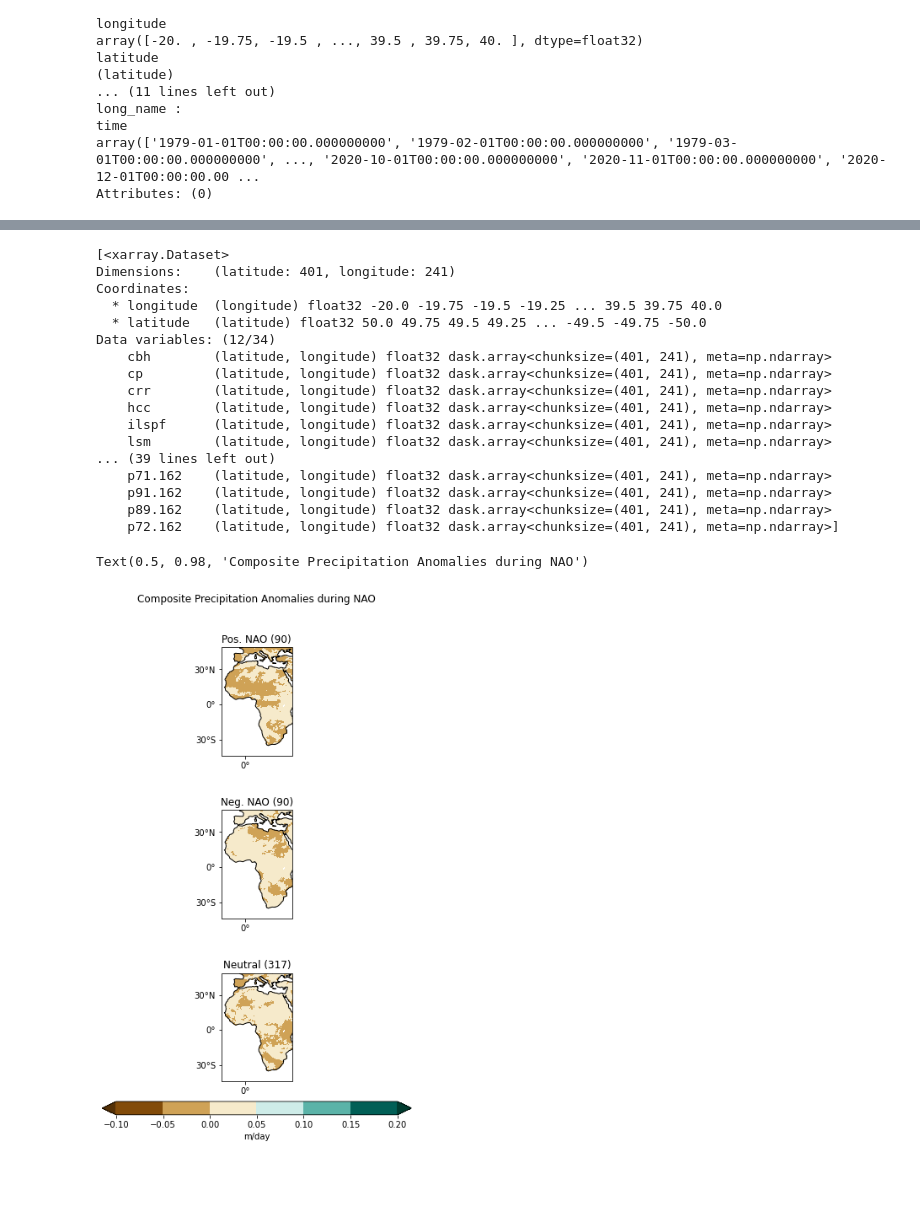
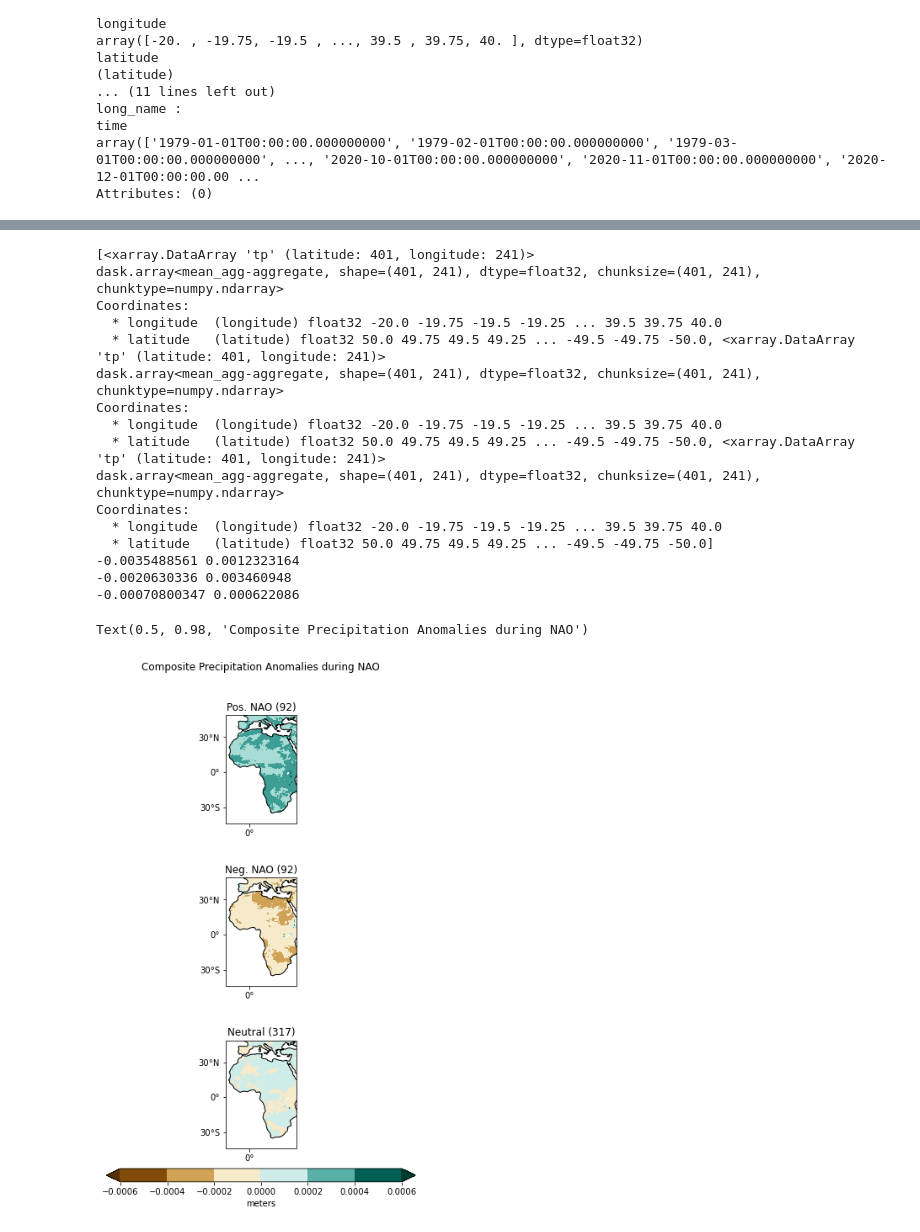
Before and after one commit to areed29/CLIM680_Fall2021, a Jupyter notebook: Assignments/AustinReed_Assignment3.ipynb, the cells around one changed output, grey strips where cells are left out. Drawn from its saved outputs; the diff is of its cells as text; code cells hidden in the pictures; blank space fills up the shorter version.

```diff
--- a/Assignments/AustinReed_Assignment3.ipynb
+++ b/Assignments/AustinReed_Assignment3.ipynb
@@ -78,10 +78,11 @@ print(sliced_nao)
 nao_values = sliced_nao.nao
 #print(nao_values)
 nao_float = nao_values.astype(float)
-pos_nao=nao_float.where(nao_float>1)
-neg_nao = nao_float.where(nao_float<-1)
-neutral=nao_float.where(np.logical_and(nao_float>-1,nao_float <1))
-print(pos_nao)
+#print(nao_float)
+pos_nao=nao_float.where(nao_float>=1.0)
+neg_nao = nao_float.where(nao_float<=-1.0)
+neutral=nao_float.where(np.logical_and(nao_float>-1.0,nao_float <1.0))
+print(neutral)
 # %% [output]
 <xarray.Dataset>
 Dimensions:  (time: 504)
@@ -159,7 +160,7 @@ Attributes: (0)
 # Mask out only land values for data, then calculate the climatology
 ds_mean = DS1.mean('expver')
 mask = ds_mean.lsm #loads in land-sea mask
-land_ds = ds_mean.where(mask>0.5)
+land_ds = precip.where(mask>0.5)
 ds_climo = land_ds.groupby('time.month').mean()
 #Now calculate land anomalies
 ds_anoms = land_ds.groupby('time.month')-ds_climo
@@ -191,27 +182,29 @@ neutral_precip= ds_anoms.sel(time=neutral.dropna(dim='time')['time']).mean(dim='
 
 comp_precip = [pos_nao_precip,neg_nao_precip,neutral_precip]
 print(comp_precip)
+print(np.nanmin(pos_nao_precip),np.nanmax(pos_nao_precip))
+print(np.nanmin(neg_nao_precip), np.nanmax(neg_nao_precip))
+print(np.nanmin(neutral_precip), np.nanmax(neutral_precip))
 # %% [output]
-[<xarray.Dataset>
-Dimensions:    (latitude: 401, longitude: 241)
+[<xarray.DataArray 'tp' (latitude: 401, longitude: 241)>
+dask.array<mean_agg-aggregate, shape=(401, 241), dtype=float32, chunksize=(401, 241), chunktype=numpy.ndarray>
 Coordinates:
   * longitude  (longitude) float32 -20.0 -19.75 -19.5 -19.25 ... 39.5 39.75 40.0
-  * latitude   (latitude) float32 50.0 49.75 49.5 49.25 ... -49.5 -49.75 -50.0
-Data variables: (12/34)
-    cbh        (latitude, longitude) float32 dask.array<chunksize=(401, 241), meta=np.ndarray>
-    cp         (latitude, longitude) float32 dask.array<chunksize=(401, 241), meta=np.ndarray>
-    crr        (latitude, longitude) float32 dask.array<chunksize=(401, 241), meta=np.ndarray>
-    hcc        (latitude, longitude) float32 dask.array<chunksize=(401, 241), meta=np.ndarray>
-    ilspf      (latitude, longitude) float32 dask.array<chunksize=(401, 241), meta=np.ndarray>
-    lsm        (latitude, longitude) float32 dask.array<chunksize=(401, 241), meta=np.ndarray>
-... (39 lines left out)
-    p71.162    (latitude, longitude) float32 dask.array<chunksize=(401, 241), meta=np.ndarray>
-    p91.162    (latitude, longitude) float32 dask.array<chunksize=(401, 241), meta=np.ndarray>
-    p89.162    (latitude, longitude) float32 dask.array<chunksize=(401, 241), meta=np.ndarray>
-    p72.162    (latitude, longitude) float32 dask.array<chunksize=(401, 241), meta=np.ndarray>]
+  * latitude   (latitude) float32 50.0 49.75 49.5 49.25 ... -49.5 -49.75 -50.0, <xarray.DataArray 'tp' (latitude: 401, longitude: 241)>
+dask.array<mean_agg-aggregate, shape=(401, 241), dtype=float32, chunksize=(401, 241), chunktype=numpy.ndarray>
+Coordinates:
+  * longitude  (longitude) float32 -20.0 -19.75 -19.5 -19.25 ... 39.5 39.75 40.0
+  * latitude   (latitude) float32 50.0 49.75 49.5 49.25 ... -49.5 -49.75 -50.0, <xarray.DataArray 'tp' (latitude: 401, longitude: 241)>
+dask.array<mean_agg-aggregate, shape=(401, 241), dtype=float32, chunksize=(401, 241), chunktype=numpy.ndarray>
+Coordinates:
+  * longitude  (longitude) float32 -20.0 -19.75 -19.5 -19.25 ... 39.5 39.75 40.0
+  * latitude   (latitude) float32 50.0 49.75 49.5 49.25 ... -49.5 -49.75 -50.0]
+-0.0035488561 0.0012323164
+-0.0020630336 0.003460948
+-0.00070800347 0.000622086
 # %%
 labels=['Pos. NAO','Neg. NAO', 'Neutral']
-clevs=np.arange(-0.1,0.2,0.05)
+#clevs=np.arange(-0.0007,0.03,0.005)
 
 # Define the figure and each axis for the 3 rows and 3 columns
 fig, axs = plt.subplots(nrows=3,ncols=1,
@@ -226,40 +219,40 @@ axs=axs.flatten()
 for i,nao in enumerate(comp_precip):
 
         # Select the season
-        data=comp_precip[i]['tp']
+        data=comp_precip[i]
 
         # Add the cyclic point
         data,lons=add_cyclic_point(data,coord=comp_precip[i]['longitude'])
 
         # Contour plot
-        cs=axs[i].contourf(lons,comp_precip[i]['latitude'],data,clevs,
+        cs=axs[i].contourf(lons,comp_precip[i]['latitude'],data,
                           transform = ccrs.PlateCarree(),
                           cmap='BrBG',extend='both')
 
        # Longitude and latitude labels
         xyticks(axs[i],lons,comp_precip[i]['latitude'])
         #Set extent for the plots
         axs[i].set_extent([-20,40,-40,45])
 
         # Title each subplot with the name of the season
         axs[i].set_title(labels[i]+' ('+str(counts[i])+')')
 
         # Draw the coastines for each subplot
         axs[i].coastlines()
 
 # Adjust the location of the subplots
 # on the page to make room for the colorbar
 fig.subplots_adjust(bottom=0.25, top=0.9, left=0.05, right=0.95,
                     wspace=0.1, hspace=0.5)
 
 # Add a colorbar axis at the bottom of the graph
 cbar_ax = fig.add_axes([0.2, 0.2, 0.6, 0.02])
 
 # Draw the colorbar
-cbar=fig.colorbar(cs, cax=cbar_ax,orientation='horizontal',label='m/day')
+cbar=fig.colorbar(cs, cax=cbar_ax,orientation='horizontal',label='meters')
 
 # Add a big title at the top
 plt.suptitle('Composite Precipitation Anomalies during NAO')
 # %% [output]
 Text(0.5, 0.98, 'Composite Precipitation Anomalies during NAO')
-[figure, old version]
+[figure, new version]
```
Also changed, not shown: parts of 3 cells of this notebook.
